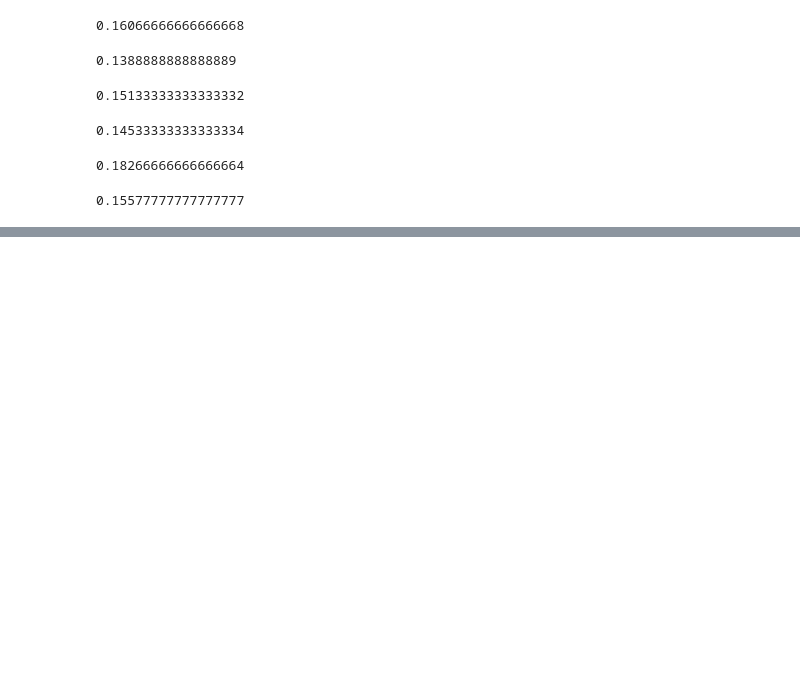
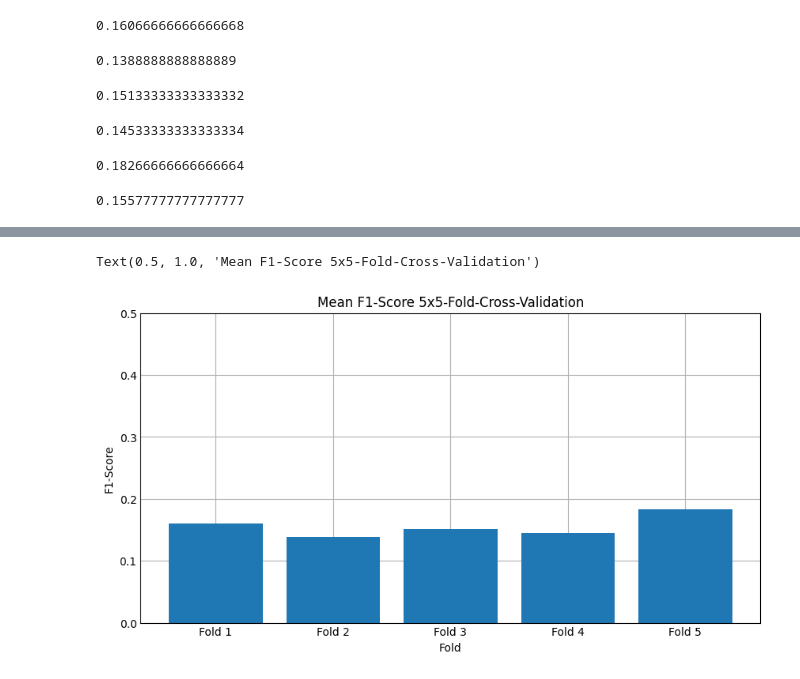
Before and after one commit to 0zelot12/automatic-annotation-chatgpt, a Jupyter notebook: visulization.ipynb, the cells around one changed output, grey strips where cells are left out. Saved outputs shown, nothing was run; the diff lists cells and outputs as text; code cells hidden in the pictures; blank space fills up the shorter version.

```diff
--- a/visulization.ipynb
+++ b/visulization.ipynb
@@ -135,0 +171,23 @@ plt.savefig('scatter_plot.png', dpi=700)
+# %%
+[np.mean(f1_scores_fold_0), np.mean(f1_scores_fold_1), np.mean(f1_scores_fold_2), np.mean(f1_scores_fold_3), np.mean(f1_scores_fold_4)]
+
+import matplotlib.pyplot as plt
+
+# Data
+values = [0.16066666666666668, 0.1388888888888889, 0.15133333333333332, 0.14533333333333334, 0.18266666666666664]
+labels = ['Fold 1', 'Fold 2', 'Fold 3', 'Fold 4', 'Fold 5']
+
+plt.figure(figsize=(8,4))
+
+# Create bar plot
+plt.bar(labels, values)
+
+plt.ylim(0, 0.5)
+
+# Add labels and title
+plt.xlabel('Fold')
+plt.ylabel('F1-Score')
+plt.title('Mean F1-Score 5x5-Fold-Cross-Validation')
+# %% [output]
+Text(0.5, 1.0, 'Mean F1-Score 5x5-Fold-Cross-Validation')
+[figure, added]
```
Also changed, not shown: parts of 2 cells of this notebook.
